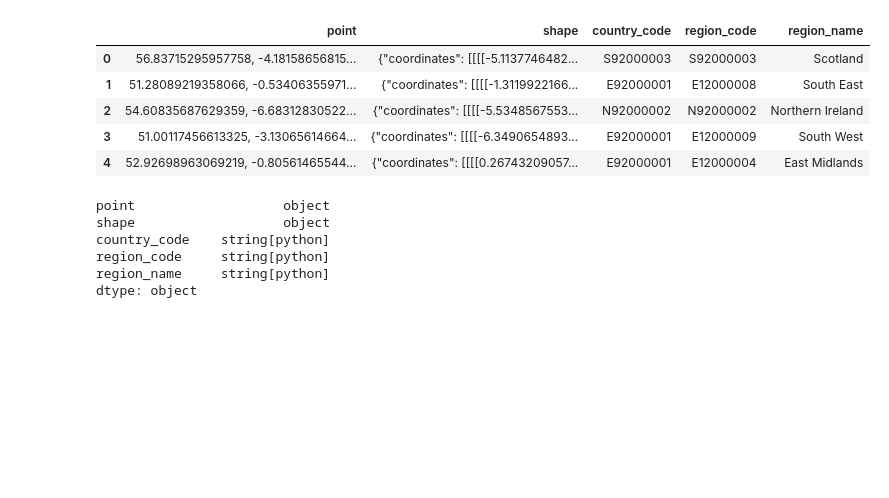
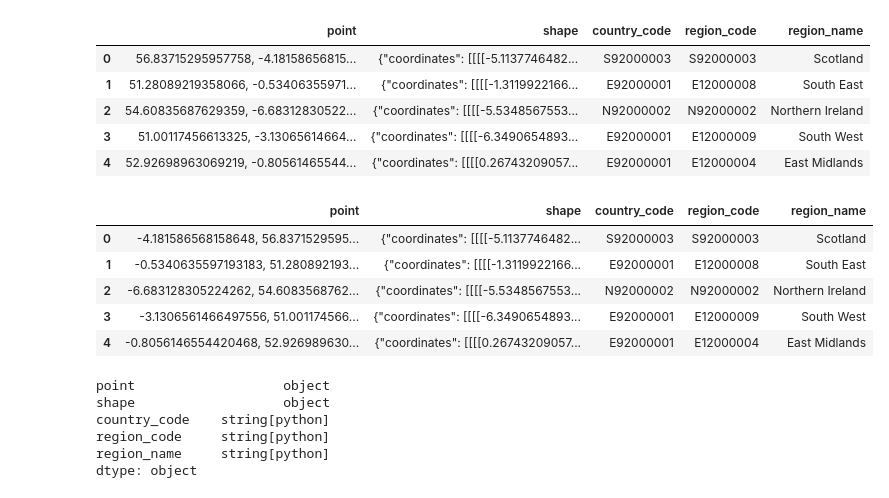
Before and after one commit to Gulilil/IF4040_SpatialDatabase, a Jupyter notebook: process.ipynb, the cells around one changed output. Cells and saved outputs as stored; diff of their text form; code cells hidden in the pictures; blank space fills up the shorter version.

```diff
--- a/process.ipynb
+++ b/process.ipynb
@@ -85,6 +99,21 @@ region_gdf.head()
 | 2 | 54.60835687629359, -6.68312830522... | {"coordinates": [[[[-5.5348567553... | N92000002 | N92000002 | Northern Ireland |
 | 3 | 51.00117456613325, -3.13065614664... | {"coordinates": [[[[-6.3490654893... | E92000001 | E12000009 | South West |
 | 4 | 52.92698963069219, -0.80561465544... | {"coordinates": [[[[0.26743209057... | E92000001 | E12000004 | East Midlands |
+# %%
+for index, row in region_gdf.iterrows():
+  lat_lon = row['point'].split(",")
+  lat = lat_lon[0]
+  lon = lat_lon[1]
+  region_gdf.at[index, "point"] = f"{lon.strip()}, {lat.strip()}"
+
+region_gdf.head()
+# %% [output]
+|  | point | shape | country_code | region_code | region_name |
+| 0 | -4.181586568158648, 56.8371529595... | {"coordinates": [[[[-5.1137746482... | S92000003 | S92000003 | Scotland |
+| 1 | -0.5340635597193183, 51.280892193... | {"coordinates": [[[[-1.3119922166... | E92000001 | E12000008 | South East |
+| 2 | -6.683128305224262, 54.6083568762... | {"coordinates": [[[[-5.5348567553... | N92000002 | N92000002 | Northern Ireland |
+| 3 | -3.1306561466497556, 51.001174566... | {"coordinates": [[[[-6.3490654893... | E92000001 | E12000009 | South West |
+| 4 | -0.8056146554420468, 52.926989630... | {"coordinates": [[[[0.26743209057... | E92000001 | E12000004 | East Midlands |
 # %%
 region_gdf['country_code'] = region_gdf['country_code'].astype('string')
 region_gdf['region_code'] = region_gdf['region_code'].astype('string')
```
Also changed, not shown: parts of 7 cells of this notebook, 7 other files.
